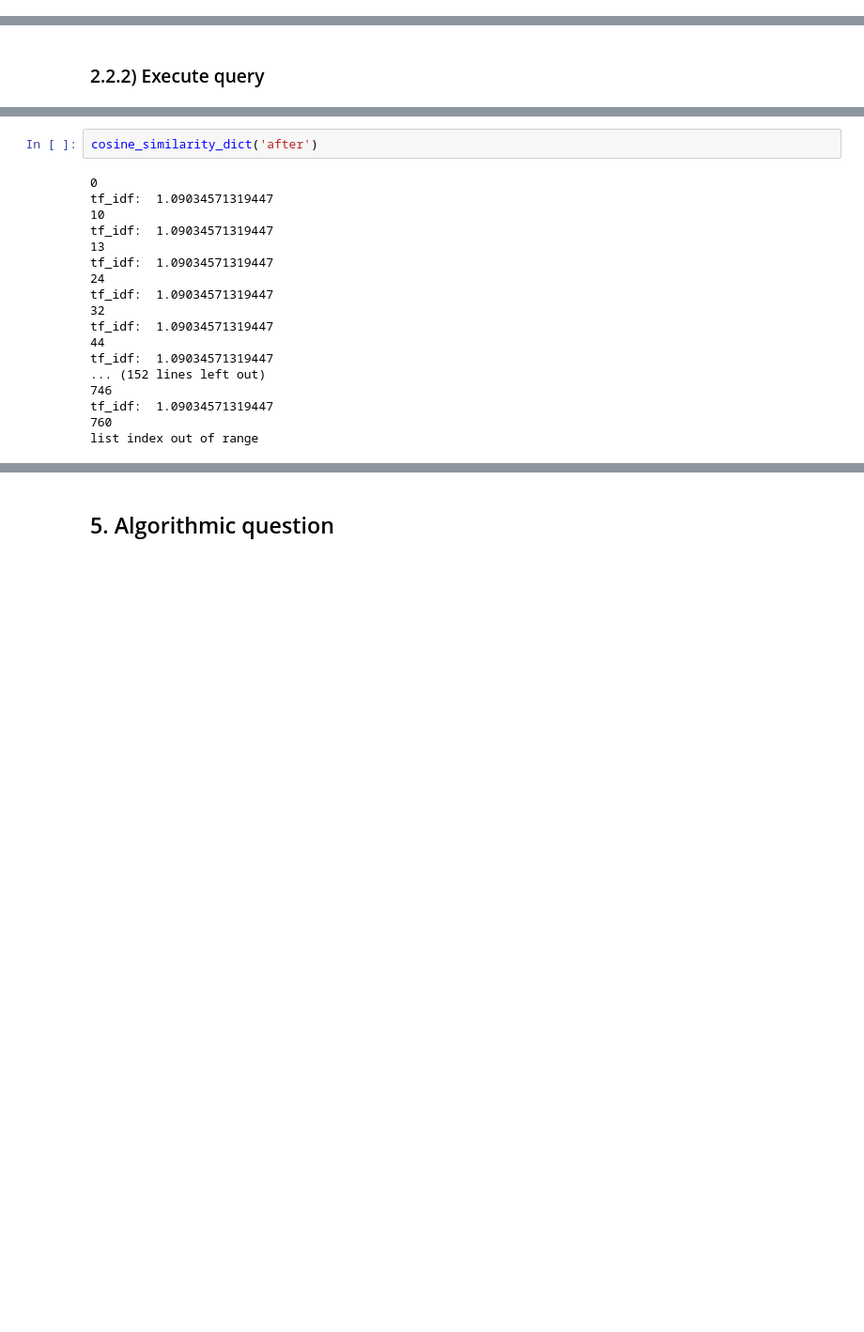
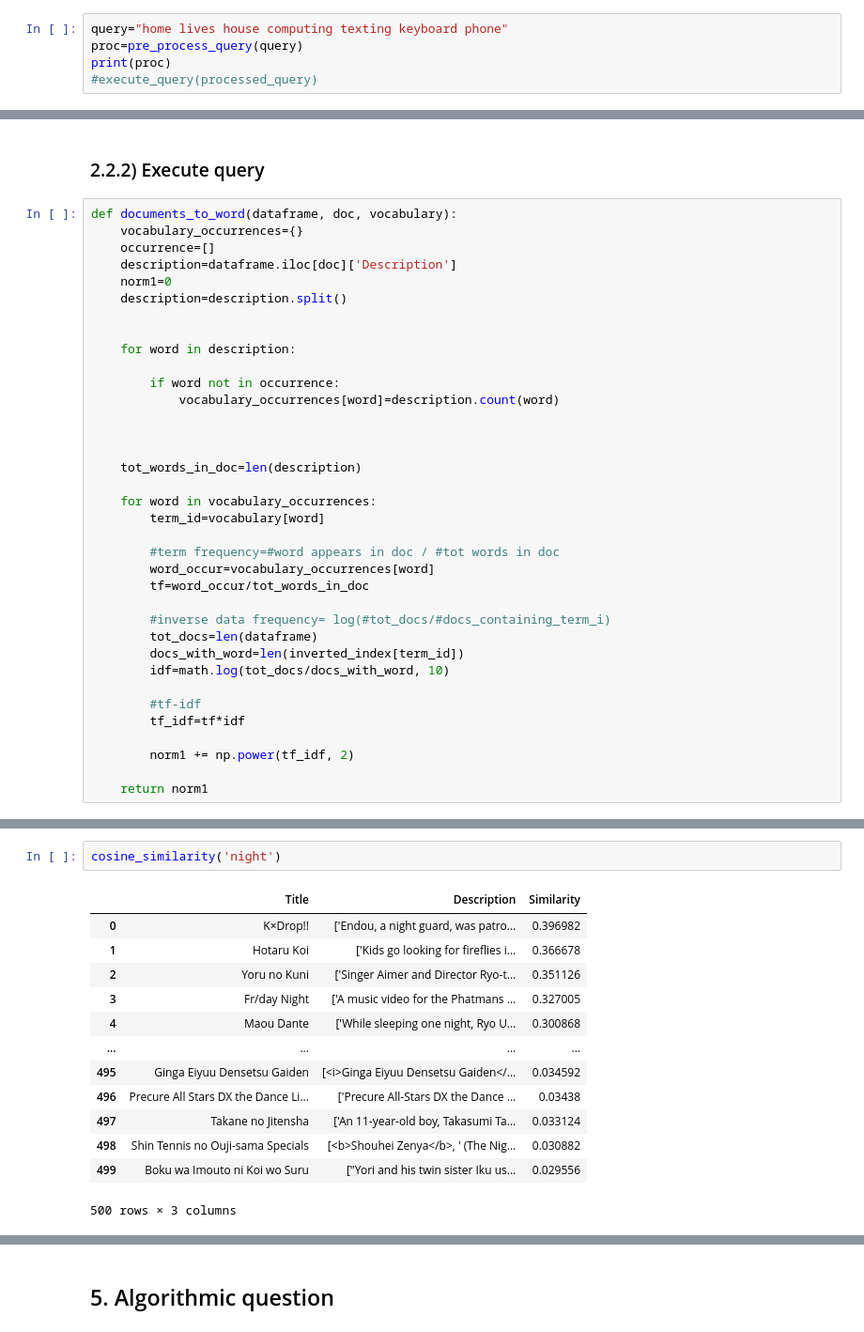
Before and after one commit to dimitri14/ADM_HW3_GR7, a Jupyter notebook: homework_3.ipynb, the cells around one changed output, grey strips where cells are left out. Shown: that part at 94% size. Saved outputs shown, nothing was run; the diff lists cells and outputs as text; blank space fills up the shorter version.

```diff
--- a/homework_3.ipynb
+++ b/homework_3.ipynb
@@ -555,0 +549,5 @@ NameError: name 'en_stops' is not defined
+# %%
+query="home lives house computing texting keyboard phone"
+proc=pre_process_query(query)
+print(proc)
+#execute_query(processed_query)
@@ -608,2 +609,38 @@ print(second_inverted_index)
 # %% [markdown]
 ### 2.2.2) Execute query
+# %%
+def documents_to_word(dataframe, doc, vocabulary):
+    vocabulary_occurrences={}
+    occurrence=[]
+    description=dataframe.iloc[doc]['Description']
+    norm1=0
+    description=description.split()
+
+
+    for word in description:
+
+        if word not in occurrence:
+            vocabulary_occurrences[word]=description.count(word)
+
+
+
+    tot_words_in_doc=len(description)
+
+    for word in vocabulary_occurrences:
+        term_id=vocabulary[word]
+
+        #term frequency=#word appears in doc / #tot words in doc
+        word_occur=vocabulary_occurrences[word]
+        tf=word_occur/tot_words_in_doc
+
+        #inverse data frequency= log(#tot_docs/#docs_containing_term_i)
+        tot_docs=len(dataframe)
+        docs_with_word=len(inverted_index[term_id])
+        idf=math.log(tot_docs/docs_with_word, 10)
+
+        #tf-idf
+        tf_idf=tf*idf
+
+        norm1 += np.power(tf_idf, 2)
+
+    return norm1
@@ -680,20 +724,16 @@ def cosine_similarity_dict(query):  # dict1 = {parola:frequenza nel doc}
-# %%
-cosine_similarity_dict('after')
-# %% [output]
-0
-tf_idf:  1.09034571319447
-10
-tf_idf:  1.09034571319447
-13
-tf_idf:  1.09034571319447
-24
-tf_idf:  1.09034571319447
-32
-tf_idf:  1.09034571319447
-44
-tf_idf:  1.09034571319447
-... (152 lines left out)
-746
-tf_idf:  1.09034571319447
-760
-list index out of range
+# %%
+cosine_similarity('night')
+# %% [output]
+|  | Title | Description | Similarity |
+| 0 | K×Drop!! | ['Endou, a night guard, was patro... | 0.396982 |
+| 1 | Hotaru Koi | ['Kids go looking for fireflies i... | 0.366678 |
+| 2 | Yoru no Kuni | ['Singer Aimer and Director Ryo-t... | 0.351126 |
+| 3 | Fr/day Night | ['A music video for the Phatmans ... | 0.327005 |
+| 4 | Maou Dante | ['While sleeping one night, Ryo U... | 0.300868 |
+| ... | ... | ... | ... |
+| 495 | Ginga Eiyuu Densetsu Gaiden | [<i>Ginga Eiyuu Densetsu Gaiden</... | 0.034592 |
+| 496 | Precure All Stars DX the Dance Li... | ['Precure All-Stars DX the Dance ... | 0.03438 |
+| 497 | Takane no Jitensha | ['An 11-year-old boy, Takasumi Ta... | 0.033124 |
+| 498 | Shin Tennis no Ouji-sama Specials | [<b>Shouhei Zenya</b>, ' (The Nig... | 0.030882 |
+| 499 | Boku wa Imouto ni Koi wo Suru | ["Yori and his twin sister Iku us... | 0.029556 |
+500 rows × 3 columns
```
Also changed, not shown: parts of 10 cells of this notebook.
